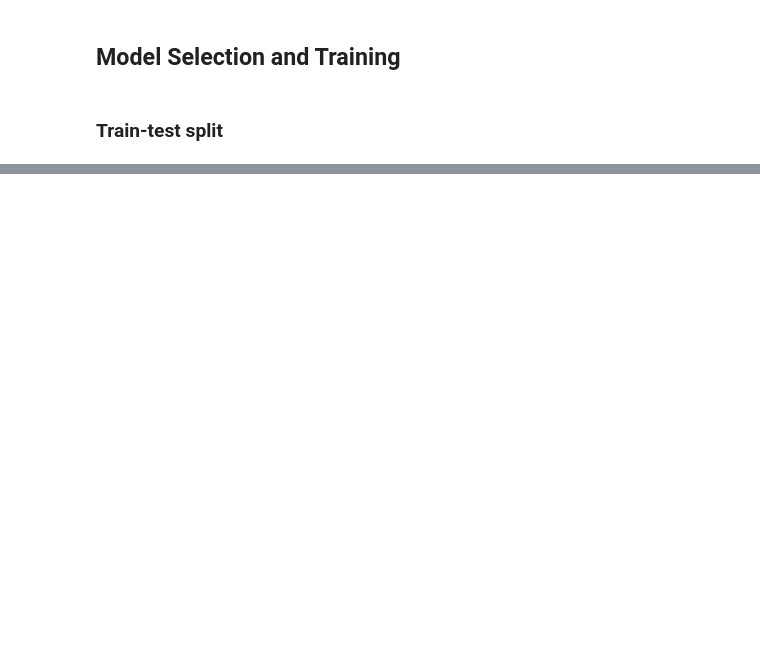
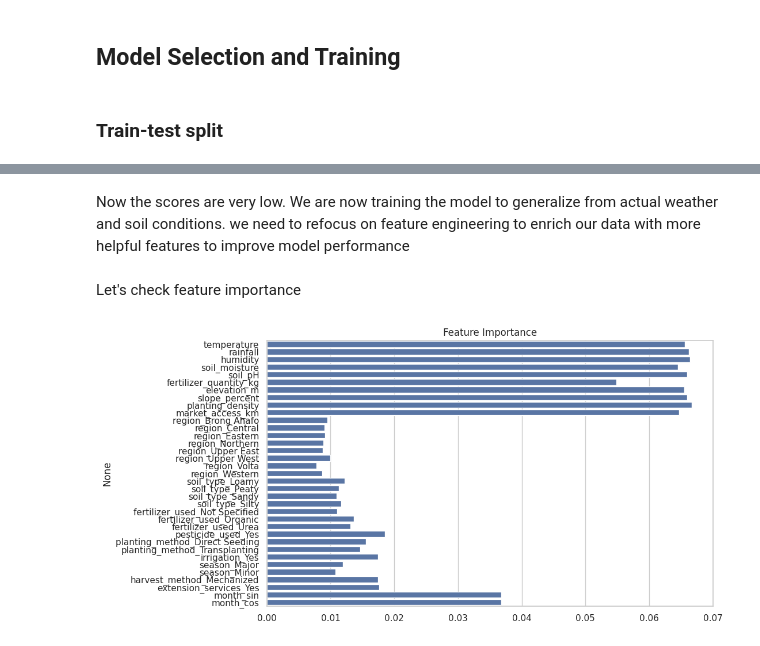
Before and after one commit to aminayusif/PharmaInsight, a Jupyter notebook: Weather_Crop_Advisor.ipynb, the cells around one changed output, grey strips where cells are left out. Saved outputs shown, nothing was run; the diff lists cells and outputs as text; code cells hidden in the pictures; blank space fills up the shorter version.

```diff
--- a/Weather_Crop_Advisor.ipynb
+++ b/Weather_Crop_Advisor.ipynb
@@ -314,7 +319,7 @@ Let's now one-hot encode these variables
 
 No one hot-encoding **crop_type** as it is a target variable
 # %%
-categorical_cols = ['region','soil_type','crop_variety','fertilizer_used', 'pesticide_used', 'planting_method', 'irrigation',
+categorical_cols = ['region','soil_type','fertilizer_used', 'pesticide_used', 'planting_method', 'irrigation',
     'season','harvest_method', 'extension_services']
 if any(col in data.columns for col in categorical_cols):
   data = pd.get_dummies(data, columns=categorical_cols, drop_first=True)
@@ -431,7 +436,7 @@ from sklearn.neighbors import KNeighborsClassifier
 from sklearn.metrics import accuracy_score, classification_report, roc_auc_score
 
 
-X = data.drop(columns=['crop_type', 'yield_kg', 'date','month', 'crop_variety'], errors='ignore')
+X = data.drop(columns=['crop_type','id', 'yield_kg', 'date','month', 'crop_variety'], errors='ignore')
 y = data['crop_type']
 
 
@@ -708,0 +505,12 @@ Name: yield_kg, Length: 68, dtype: float64
+# %% [markdown]
+Now the scores are very low. We are now training the model to generalize from actual weather and soil conditions. we need to refocus on feature engineering to enrich our data with more helpful features to improve model performance
+# %% [markdown]
+Let's check feature importance
+# %%
+importances = rf_model.feature_importances_
+features = X_train.columns
+sns.barplot(x=importances, y=features)
+plt.title("Feature Importance")
+plt.show()
+# %% [output]
+[figure, added]
```
Also changed, not shown: parts of 20 cells of this notebook.
